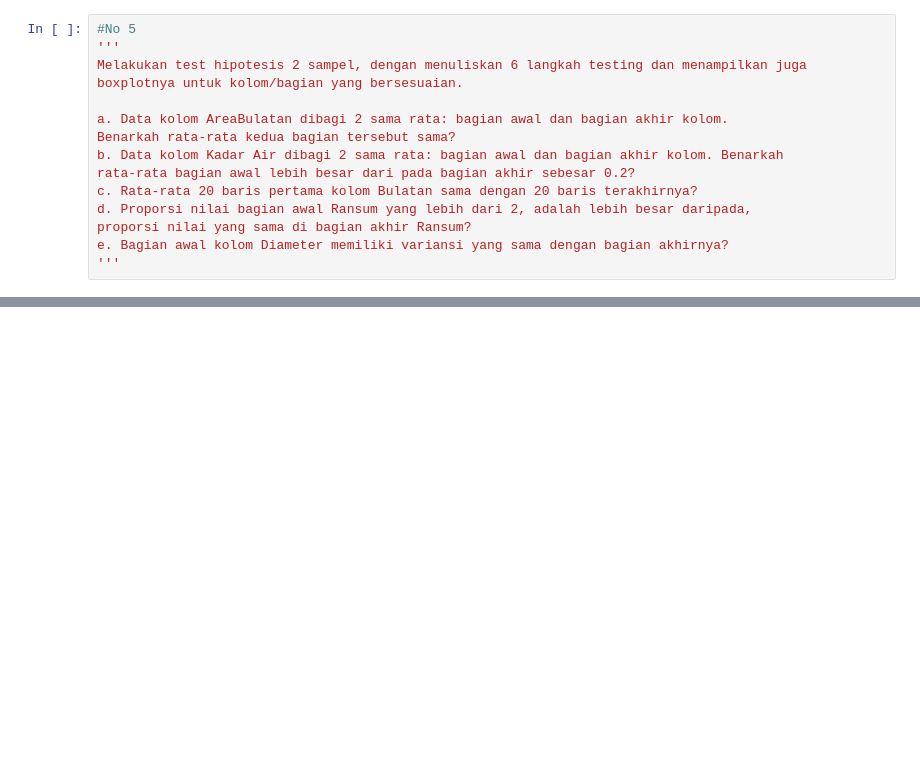
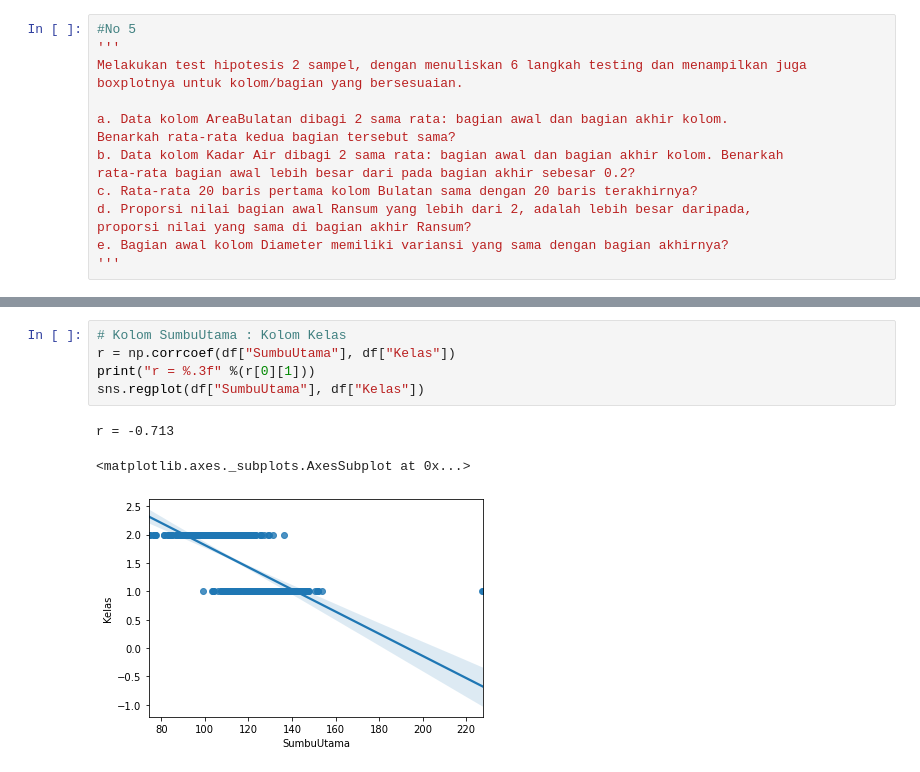
Before and after one commit to darubagus/Gandum, a Jupyter notebook: Gandum.ipynb, the cells around one changed output, grey strips where cells are left out. Drawn from its saved outputs; the diff is of its cells as text; blank space fills up the shorter version.

```diff
--- a/Gandum.ipynb
+++ b/Gandum.ipynb
@@ -342,0 +366,9 @@ Test korelasi: tentukan apakah setiap kolom non-target berkorelasi dengan kolom
+# %%
+# Kolom SumbuUtama : Kolom Kelas
+r = np.corrcoef(df["SumbuUtama"], df["Kelas"])
+print("r = %.3f" %(r[0][1]))
+sns.regplot(df["SumbuUtama"], df["Kelas"])
+# %% [output]
+r = -0.713
+<matplotlib.axes._subplots.AxesSubplot at 0x...>
+[figure, added]
```
Also changed, not shown: parts of 12 cells of this notebook.
